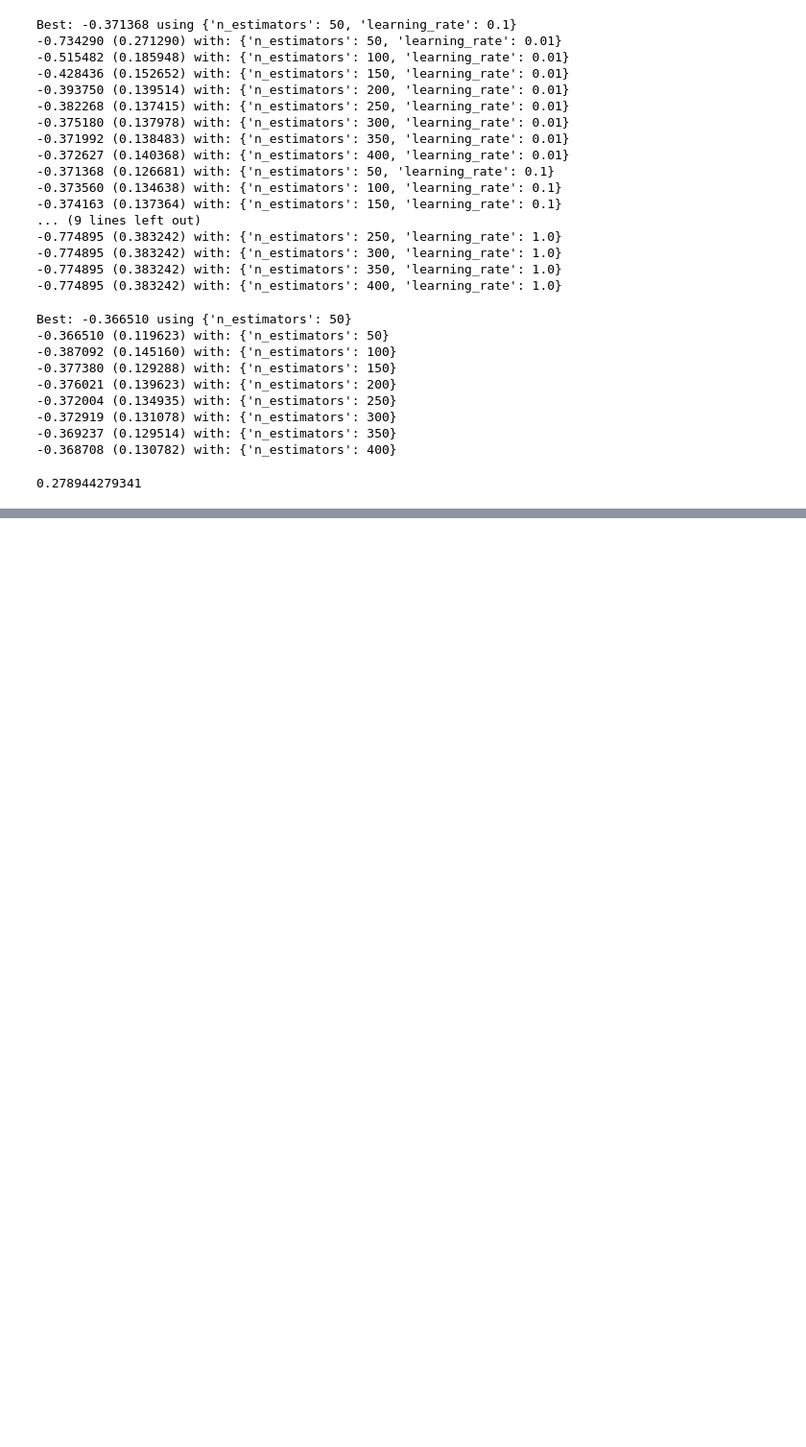
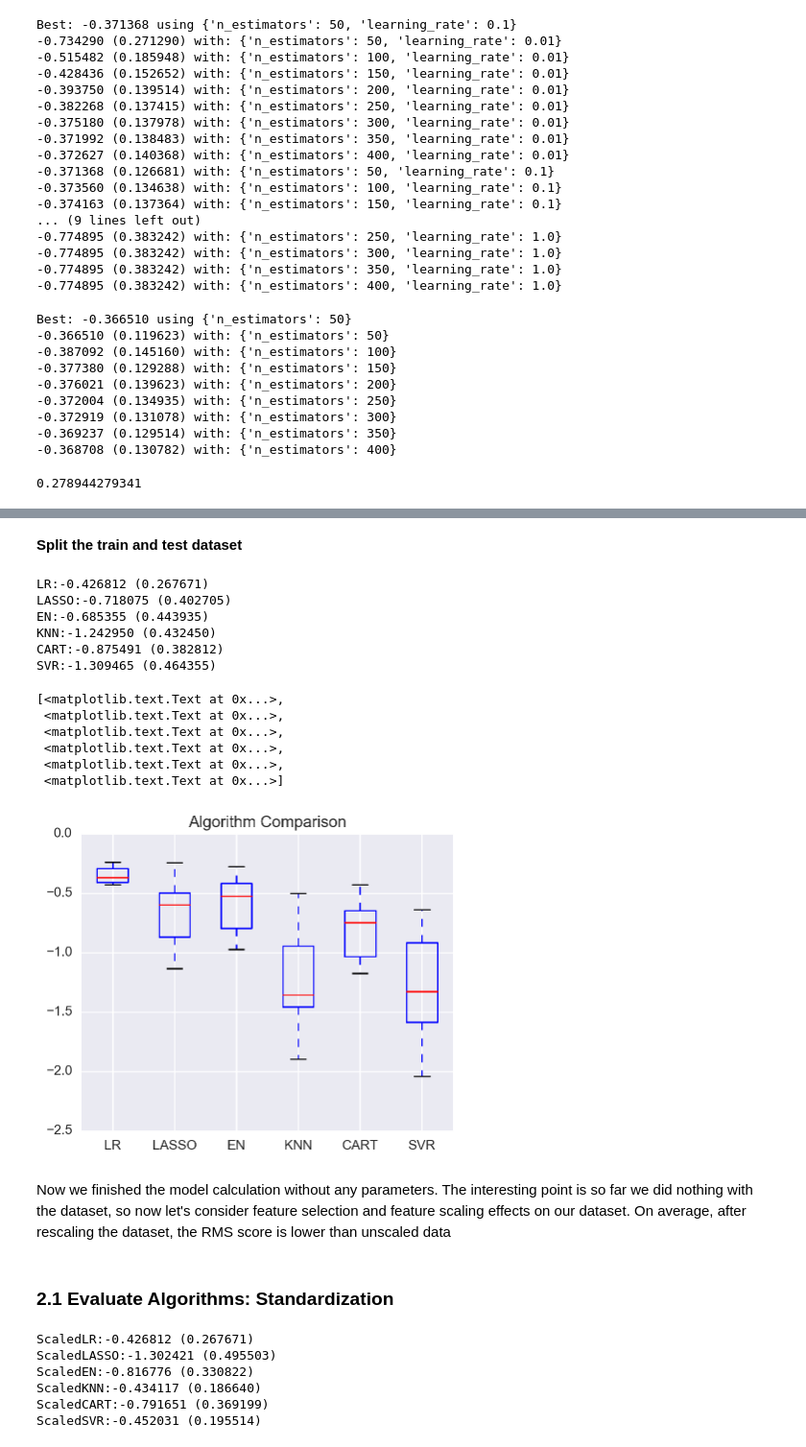
Before and after one commit to dangspin/SpringBoard_Projects, a Jupyter notebook: project_data/Train_the_model.ipynb, the cells around one changed output, grey strips where cells are left out. Shown: that part at 96% size. Saved outputs shown, nothing was run; the diff lists cells and outputs as text; code cells hidden in the pictures; blank space fills up the shorter version.

```diff
--- a/project_data/Train_the_model.ipynb
+++ b/project_data/Train_the_model.ipynb
@@ -497,0 +561,57 @@ print mean_squared_error(Y_test,predictions)
+# %% [markdown]
+**Split the train and test dataset**
+# %%
+X_train,X_test,Y_train,Y_test=train_test_split(X,Y,test_size=0.33,random_state=7)
+# %%
+# Test options and evaluation metric
+
+num_folds=10  ## k-fold cross validation parameter
+seed=7
+scoring='neg_mean_squared_error' ## the metric for linear regression accuracy
+# %%
+# Spot-Check Algorithms
+
+models=[]
+models.append(('LR',LinearRegression()))
+models.append(('LASSO',Lasso()))
+models.append(('EN',ElasticNet()))
+models.append(('KNN',KNeighborsRegressor()))
+models.append(('CART',DecisionTreeRegressor()))
+models.append(('SVR',SVR()))
+# %%
+# evaluate each model in turn
+
+results=[]
+names=[]
+for name,model in models:
+    kfold=KFold(n_splits=num_folds,random_state=seed)
+    cv_results=cross_val_score(model,X_train,Y_train,cv=kfold,scoring=scoring)
+    results.append(cv_results)
+    names.append(name)
+    msg="%s:%f (%f)" % (name,cv_results.mean(),cv_results.std())
+    print msg
+# %% [output]
+LR:-0.426812 (0.267671)
+LASSO:-0.718075 (0.402705)
+EN:-0.685355 (0.443935)
+KNN:-1.242950 (0.432450)
+CART:-0.875491 (0.382812)
+SVR:-1.309465 (0.464355)
+# %%
+fig,ax=plt.subplots(1,1,figsize=(5,4))
+
+ax.set_title('Algorithm Comparison')
+ax.boxplot(results)
+ax.set_xticklabels(names)
+# %% [output]
+[<matplotlib.text.Text at 0x...>,
+ <matplotlib.text.Text at 0x...>,
+ <matplotlib.text.Text at 0x...>,
+ <matplotlib.text.Text at 0x...>,
+ <matplotlib.text.Text at 0x...>,
+ <matplotlib.text.Text at 0x...>]
+[figure, added]
+# %% [markdown]
+Now we finished the model calculation without any parameters. The interesting point is so far we did nothing with the dataset, so now let's consider feature selection and feature scaling effects on our dataset. On average, after rescaling the dataset, the RMS score is lower than unscaled data
+# %% [markdown]
+### 2.1 Evaluate Algorithms: Standardization
@@ -497,0 +628,17 @@ print mean_squared_error(Y_test,predictions)
+# %%
+results=[]
+names=[]
+for name,model in pipelines:
+    kfold=KFold(n_splits=num_folds,random_state=seed)
+    cv_results=cross_val_score(model,X_train,Y_train,cv=kfold,scoring=scoring)
+    results.append(cv_results)
+    names.append(name)
+    msg="%s:%f (%f)" % (name,cv_results.mean(),cv_results.std())
+    print msg
+# %% [output]
+ScaledLR:-0.426812 (0.267671)
+ScaledLASSO:-1.302421 (0.495503)
+ScaledEN:-0.816776 (0.330822)
+ScaledKNN:-0.434117 (0.186640)
+ScaledCART:-0.791651 (0.369199)
+ScaledSVR:-0.452031 (0.195514)
```
Also changed, not shown: parts of 38 cells of this notebook.
